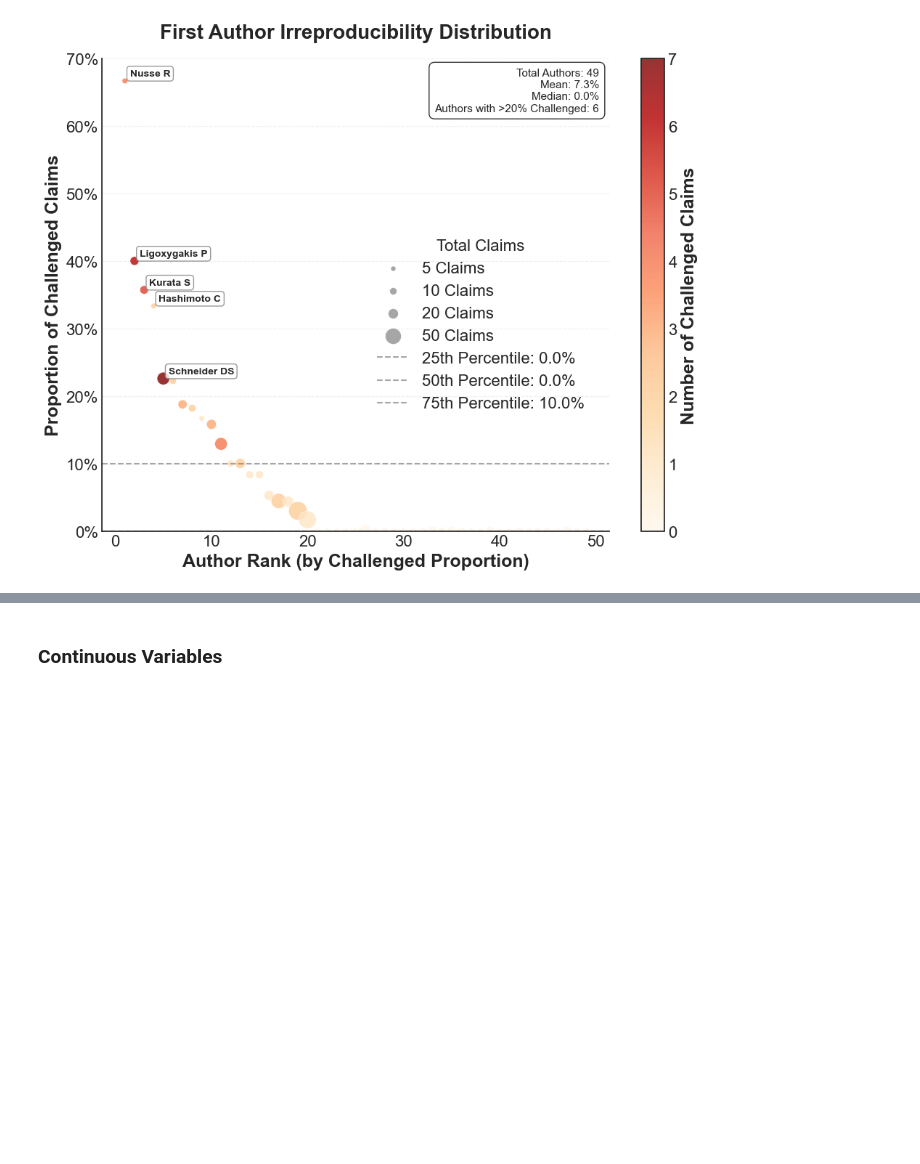
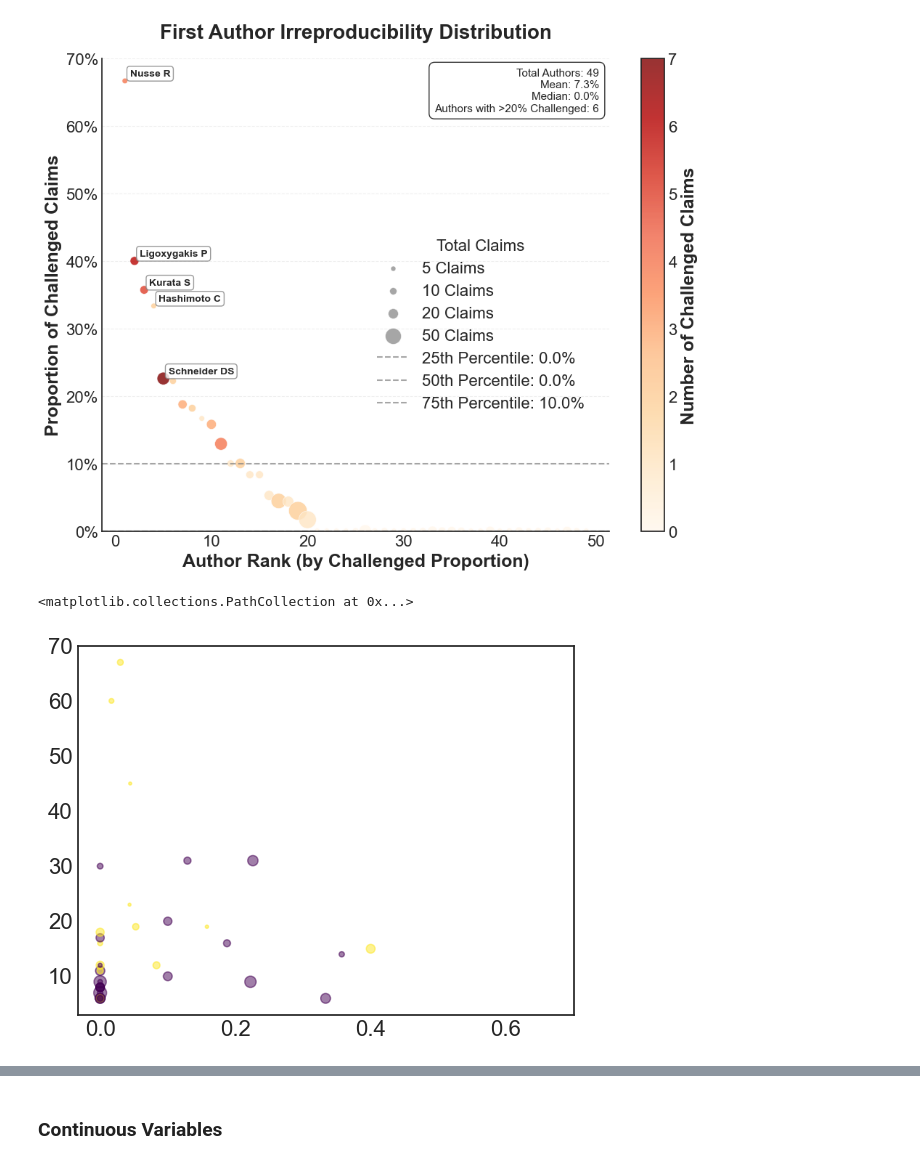
Before and after one commit to jcblemai/drosophila-reproducibility, a Jupyter notebook: analysis_authors_last.ipynb, the cells around one changed output, grey strips where cells are left out. Saved outputs shown, nothing was run; the diff lists cells and outputs as text; code cells hidden in the pictures; blank space fills up the shorter version.

```diff
--- a/analysis_authors_last.ipynb
+++ b/analysis_authors_last.ipynb
@@ -66,8 +66,10 @@ fig, ax = plot_info.plot_author_irreproducibility_focused(
 [figure]
 [figure]
 # %%
-if aut_pos == "LH":
-    plt.scatter(df["Challenged_prop"], df["Major claims"], s=df["Unchallenged_prop"]*100, c=df["Historical lab"]+10*4, cmap='viridis', alpha=0.5)
+plt.scatter(df["Challenged_prop"], df["Major claims"], s=df["Unchallenged_prop"]*100, c=df["Historical lab"]+10*4, cmap='viridis', alpha=0.5)
+# %% [output]
+<matplotlib.collections.PathCollection at 0x...>
+[figure, added]
 # %%
 # Let's examine the distribution of this score
 plt.figure(figsize=(10, 6))
```
Also changed, not shown: parts of 9 cells of this notebook, 3 other files.
